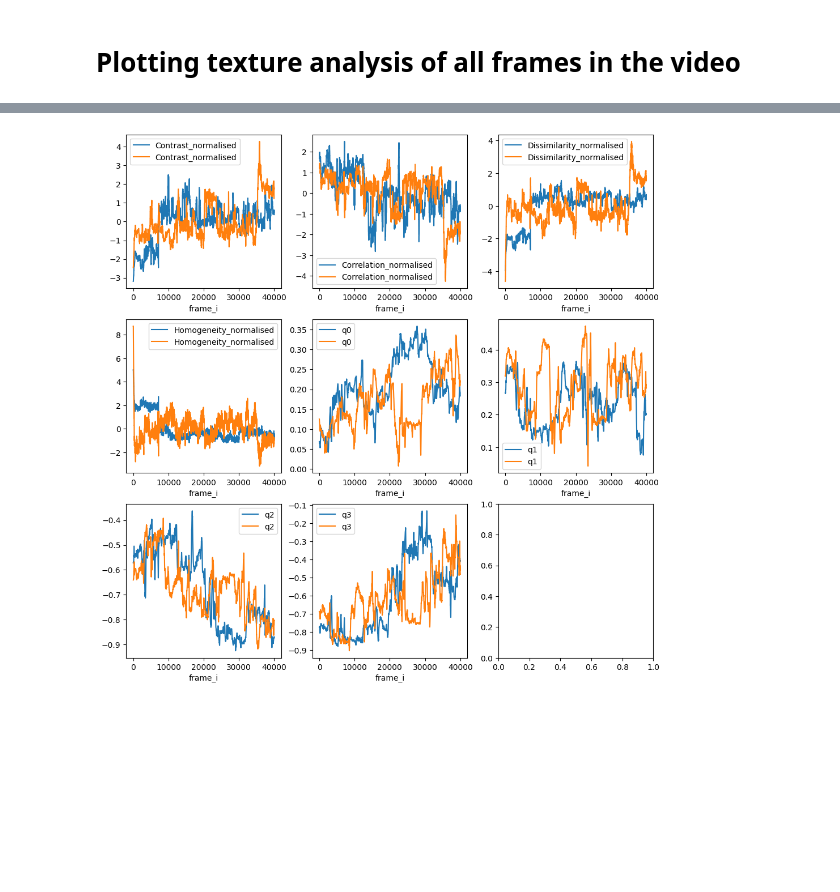
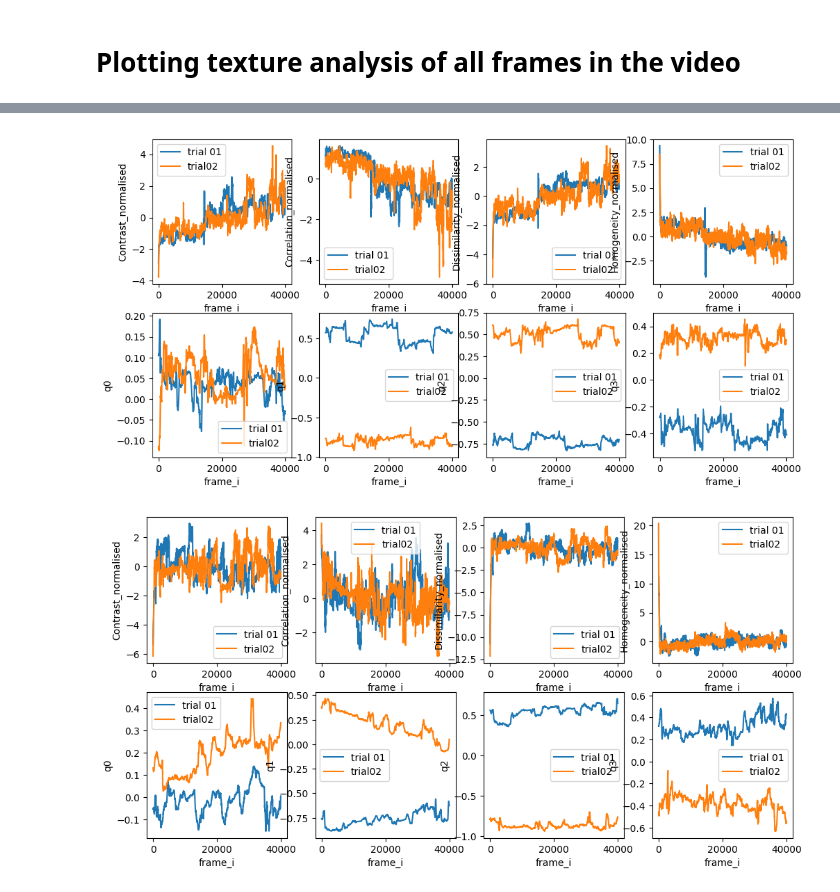
Before and after one commit to mxochicale/sentient, a Jupyter notebook: rtt4ssa/data_analysis/B_analysis_of_pre-processed_data_from_multiple_files_plotting.ipynb, the cells around one changed output, grey strips where cells are left out. Cells and saved outputs as stored; diff of their text form; code cells hidden in the pictures; blank space fills up the shorter version.

Commit message:
adds plots for all data in B_analysis_of_pre-processed_data_from_multiple_files_plotting.ipynb (#15)

```diff
--- a/rtt4ssa/data_analysis/B_analysis_of_pre-processed_data_from_multiple_files_plotting.ipynb
+++ b/rtt4ssa/data_analysis/B_analysis_of_pre-processed_data_from_multiple_files_plotting.ipynb
@@ -115,36 +203,8 @@ Execution time: 0.3937675952911377
+# %%
+plot_texture_analysis_of_dftrial01_dftrial02(df_texture_analysis_p02t01r01, df_texture_analysis_p02t01r02)
+# %% [output]
+[figure, added]
 # %%
-# TO ADD IN UTILS on 26Sep2023
-# ## Comment/uncomment any of the following lines to show however axis you would like to see in the plot
-# ## TODO: https://seaborn.pydata.org/generated/seaborn.lineplot.html
-
-fig, axs = plt.subplots(3,3, figsize=(12, 12))
-ax = plt.gca()
-
-df_texture_analysis_p01t01r01.plot(x='frame_i', y='Contrast_normalised', ax=axs[0,0])
-df_texture_analysis_p01t01r02.plot(x='frame_i', y='Contrast_normalised', ax=axs[0,0])
-
-df_texture_analysis_p01t01r01.plot(x='frame_i', y='Correlation_normalised', ax=axs[0,1])
-df_texture_analysis_p01t01r02.plot(x='frame_i', y='Correlation_normalised', ax=axs[0,1])
-
-df_texture_analysis_p01t01r01.plot(x='frame_i', y='Dissimilarity_normalised', ax=axs[0,2])
-df_texture_analysis_p01t01r02.plot(x='frame_i', y='Dissimilarity_normalised', ax=axs[0,2])
-
-df_texture_analysis_p01t01r01.plot(x='frame_i', y='Homogeneity_normalised', ax=axs[1,0])
-df_texture_analysis_p01t01r02.plot(x='frame_i', y='Homogeneity_normalised', ax=axs[1,0])
-# axs[1,1].set_ylim((-5,5))
-
-df_texture_analysis_p01t01r01.plot(x='frame_i', y='q0', ax=axs[1,1])
-df_texture_analysis_p01t01r02.plot(x='frame_i', y='q0', ax=axs[1,1])
-
-df_texture_analysis_p01t01r01.plot(x='frame_i', y='q1', ax=axs[1,2])
-df_texture_analysis_p01t01r02.plot(x='frame_i', y='q1', ax=axs[1,2])
-
-df_texture_analysis_p01t01r01.plot(x='frame_i', y='q2', ax=axs[2,0])
-df_texture_analysis_p01t01r02.plot(x='frame_i', y='q2', ax=axs[2,0])
-
-df_texture_analysis_p01t01r01.plot(x='frame_i', y='q3', ax=axs[2,1])
-df_texture_analysis_p01t01r02.plot(x='frame_i', y='q3', ax=axs[2,1])
-
-plt.show()
+plot_texture_analysis_of_dftrial01_dftrial02(df_texture_analysis_p01t02r01, df_texture_analysis_p01t02r02)
 # %% [output]
-[figure, old version]
+[figure, new version]
```
Also changed, not shown: parts of 7 cells of this notebook.
